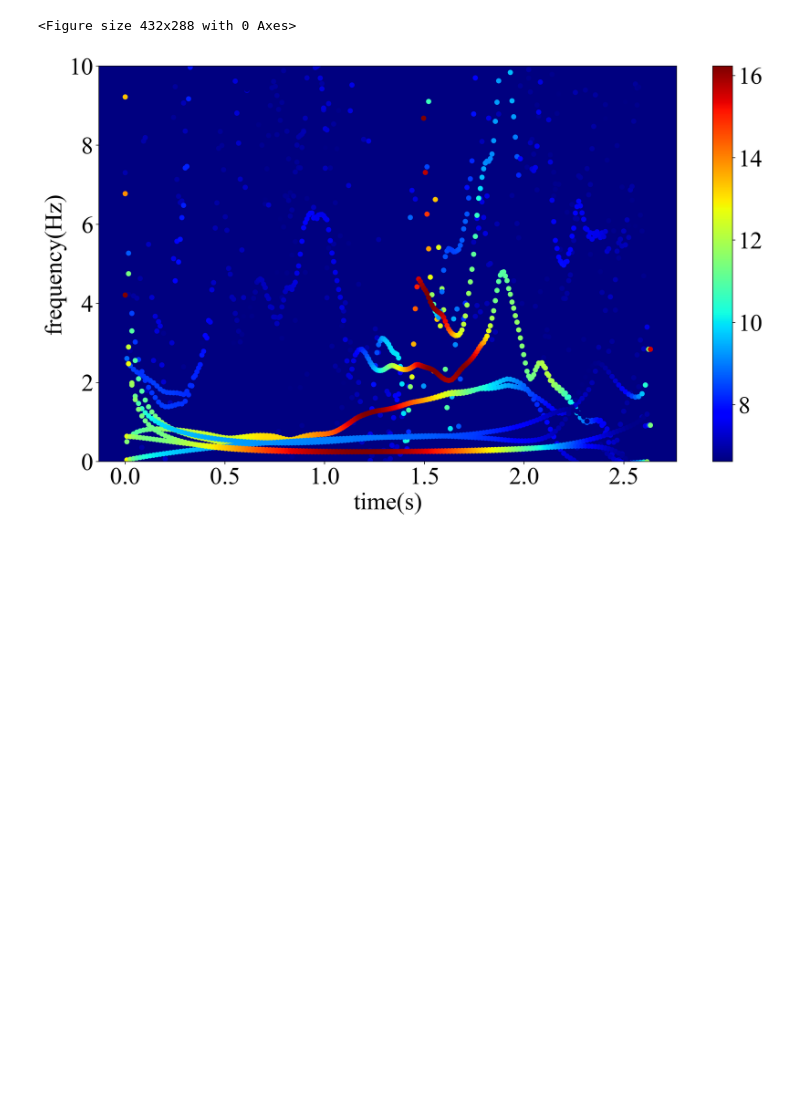
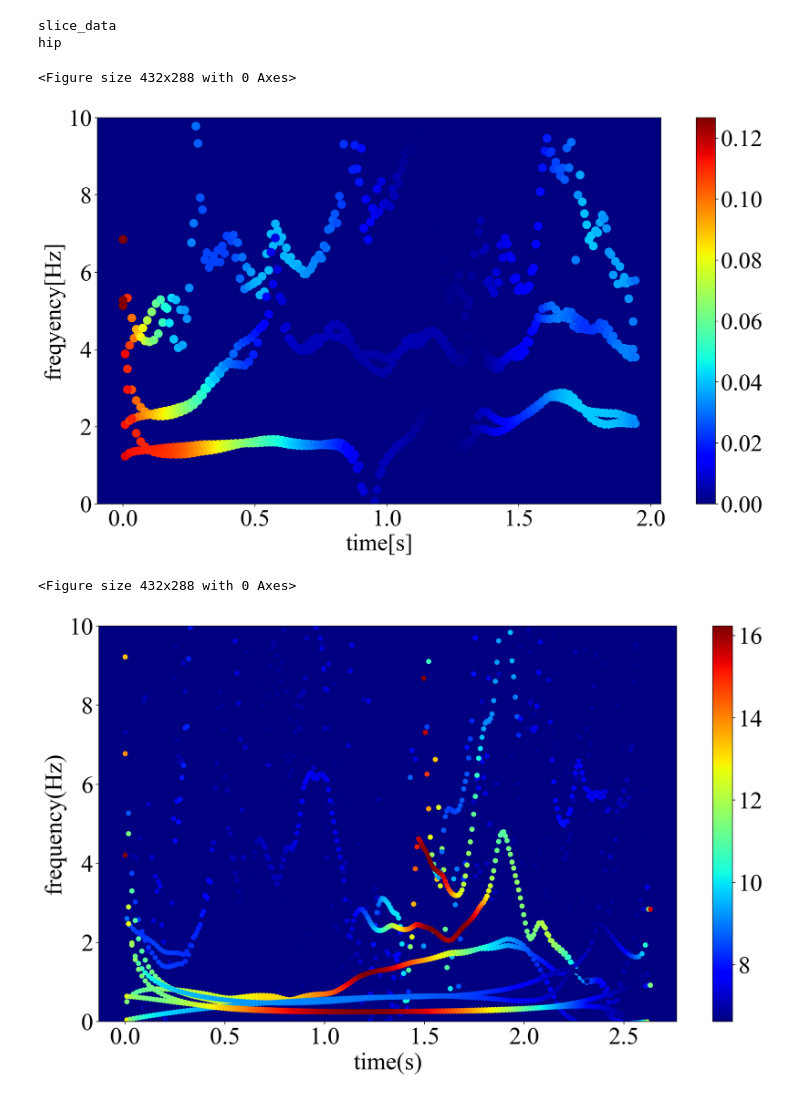
Before and after one commit to chudai8141/golf2, a Jupyter notebook: GolfMEMD/hht_calculation.ipynb, the cells around one changed output. Saved outputs shown, nothing was run; the diff lists cells and outputs as text; code cells hidden in the pictures; blank space fills up the shorter version.

```diff
--- a/GolfMEMD/hht_calculation.ipynb
+++ b/GolfMEMD/hht_calculation.ipynb
@@ -276,3 +349,29 @@ third_amp_data = amp_norm.copy()
+# %%
+print(select_data)
+print(joint_name)
+# spectrogram plot
+plt.clf()
+plt.figure(dpi = 200, figsize=(16, 9))
+plt.rcParams['font.family'] = 'Times new Roman'
+plt.rcParams['font.size'] = 30
+for n in range(3, Nod):
+    plt.scatter(spectrum_time[n, :], all_freq_data[n, :], s = 100, c=all_amp_data[n, :frame], cmap='jet')
+ax = plt.gca()
+ax.set_facecolor([0.0, 0.0, 0.5])
+plt.ylim(0, 10)
+plt.xlabel('time[s]')
+plt.ylabel('freqyency[Hz]')
+plt.colorbar()
+# plt.clim(0,1)
+# check 5 Rename the file after each plot
+file_name = joint_name + '_' + select_data + '_' + 'IMF4_IMF5_IMF6.png'
+plt.savefig(os.path.join(save_path, file_name))
+plt.show()
+# %% [output]
+slice_data
+hip
+<Figure size 432x288 with 0 Axes>
+[figure, added]
 # %%
 # fourth straight data
 # data_path = '../data/1111/straight_data/straight_4_Take_001.bvh'
```
Also changed, not shown: parts of 6 cells of this notebook.
